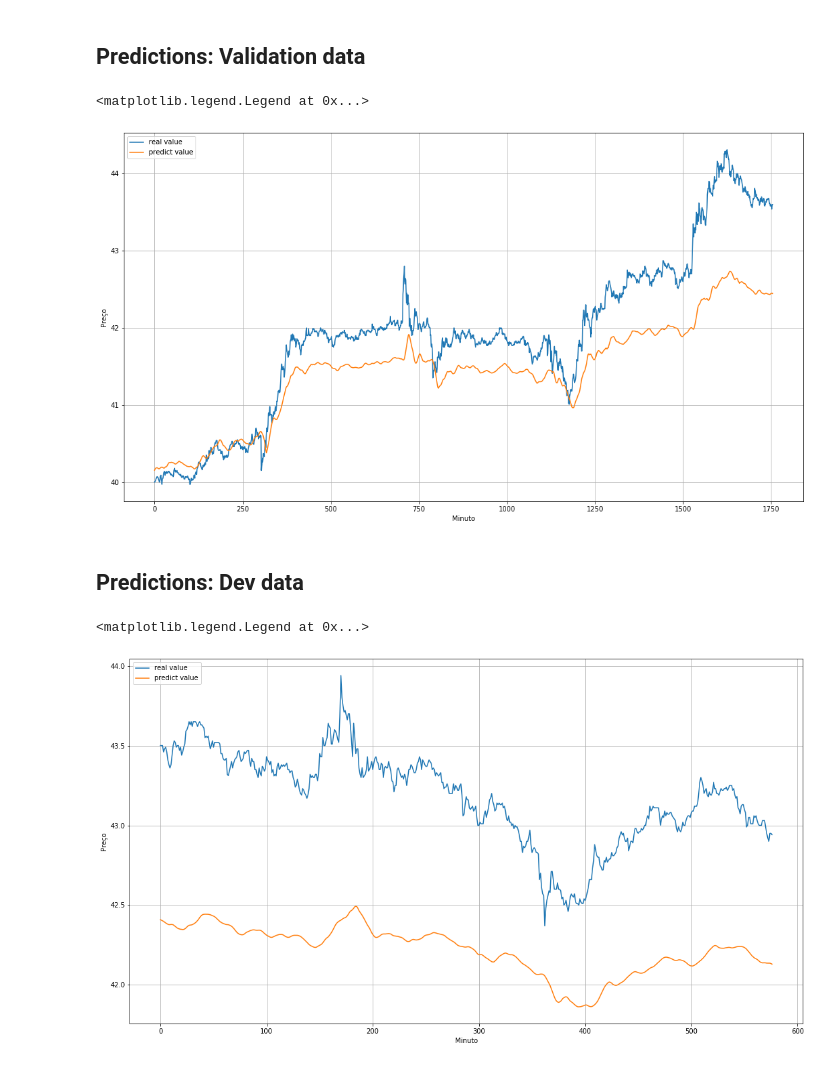
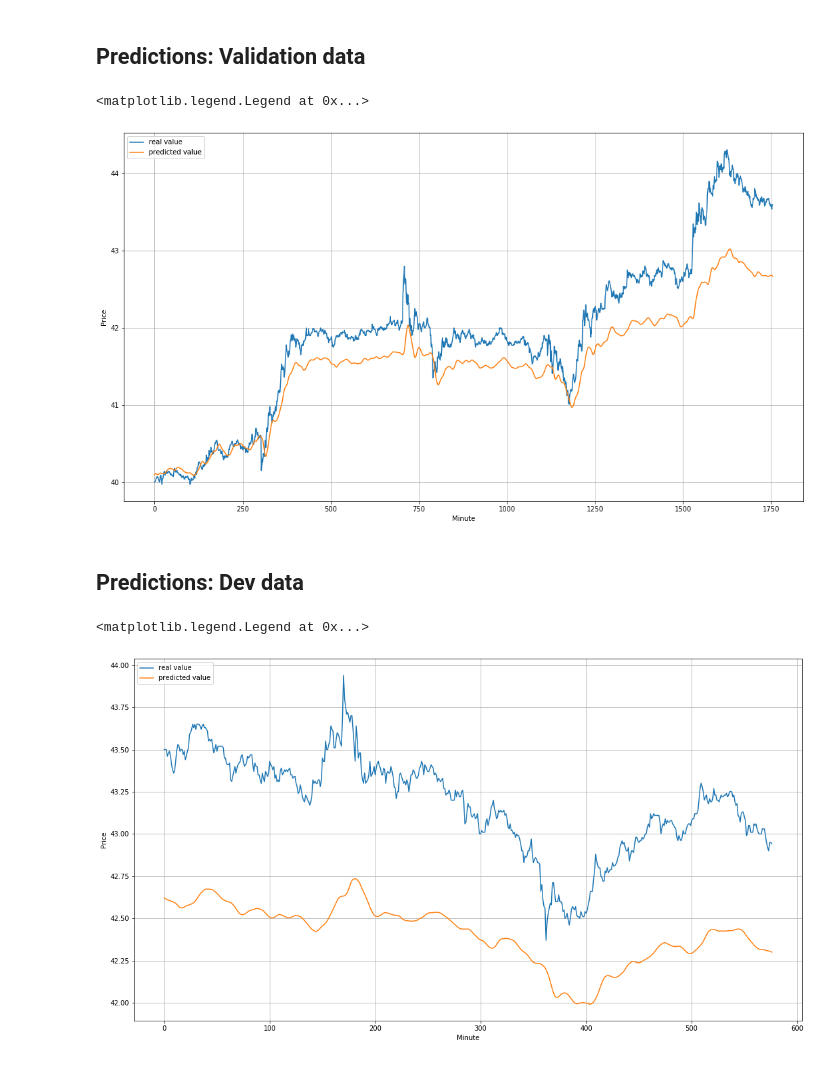
Before and after one commit to matheusbfernandes/stock-market-prediction, a Jupyter notebook: model/magazine_model/cnn_lstm_magazine.ipynb, the cells around one changed output. Saved outputs shown, nothing was run; the diff lists cells and outputs as text; code cells hidden in the pictures.

Commit message:
improving magazine model.

```diff
--- a/model/magazine_model/cnn_lstm_magazine.ipynb
+++ b/model/magazine_model/cnn_lstm_magazine.ipynb
@@ -25,8 +25,8 @@ def split_dataset(dataset):
 
 def plot_series(time, series, lab, form='-', start=0, end=None):
     plt.plot(time[start:end], series[start:end], form, label=lab)
-    plt.xlabel("Minuto")
-    plt.ylabel("Preço")
+    plt.xlabel("Minute")
+    plt.ylabel("Price")
     plt.grid(True)
 
 def tf_dataset(series_x, series_y, batch_size, shuffle_buffer, shuffle=True):
@@ -46,6 +46,15 @@ def create_window_dataset(ds, lb, window_size):
         labels.append(lb[i - 1])
 
     return np.array(windowed_dataset), np.array(labels)
+
+def get_metrics_result(metrics, true_labels, predicted_labels):
+    metrics_result = []
+    for metric in metrics:
+        metric.reset_states()
+        metric.update_state(true_labels, predicted_labels)
+        metrics_result.append(metric.result().numpy())
+
+    return metrics_result
 # %%
 data = pd.read_csv(FILE_NAME, sep=',')
 data = data[['open', 'high', 'low', 'close', 'dollar_close', 'volume', 'close']]
@@ -148,11 +154,11 @@ model = tf.keras.models.Sequential([
     tf.keras.layers.Conv1D(filters=32, kernel_size=3, strides=1, padding="causal", activation="relu"),
     tf.keras.layers.MaxPooling1D(pool_size=2, strides=1, padding="valid"),
     tf.keras.layers.LSTM(192, return_sequences=True),
-    tf.keras.layers.LSTM(128, return_sequences=True),
+    tf.keras.layers.LSTM(256, return_sequences=True),
     tf.keras.layers.Flatten(),
-    tf.keras.layers.Dense(64, activation="relu"),
+    tf.keras.layers.Dense(128, activation="relu"),
     tf.keras.layers.Dropout(0.2),
-    tf.keras.layers.Dense(16, activation="relu"),
+    tf.keras.layers.Dense(32, activation="relu"),
     tf.keras.layers.Dropout(0.1),
     tf.keras.layers.Dense(1)
 ])
@@ -189,7 +195,7 @@ _________________________________________________________________
 # %%
 class StopCallback(tf.keras.callbacks.Callback):
     def on_epoch_end(self, epoch, logs={}):
-        if logs.get('loss') < 0.28 and logs.get('val_loss') < 0.165:
+        if logs.get('loss') < 0.5 and logs.get('val_loss') < 0.3:
             print("\nReached the desired validation error so cancelling training!")
             self.model.stop_training = True
 
@@ -199,10 +205,10 @@ log_dir = "logs\\" + datetime.datetime.now().strftime("%d-%m-%Y_%H%M%S")
 tensorboard_callback = tf.keras.callbacks.TensorBoard(log_dir=log_dir, histogram_freq=1)
 
 history = model.fit(train_set,
-                    epochs=1500,
+                    epochs=1000,
                     steps_per_epoch=TRAIN_STEP,
                     validation_data=cross_validation_set,
                     validation_steps=VALIDATION_STEP,
-                    verbose=1,
+                    verbose=0,
                     callbacks=[stop_callback, tensorboard_callback])
 # %% [output]
@@ -230,7 +220,7 @@ model.save_weights('weights/model_weights.ckpt')
 # %% [markdown]
 ## Load model weights
 # %%
-model.load_weights('weights/model_weights.ckpt')
+model.load_weights('weights/magazine_model_weights.ckpt')
 # %% [output]
 <tensorflow.python.training.tracking.util.CheckpointLoadStatus at 0x...>
 # %% [markdown]
@@ -268,18 +282,18 @@ plt.legend(loc='upper left')
 # %%
 plt.figure(figsize=(18, 10))
 plot_series(np.arange(labels_validation.shape[0]), labels_validation, "real value")
-plot_series(np.arange(labels_validation.shape[0]), forecast_validation[:,0], "predict value")
+plot_series(np.arange(labels_validation.shape[0]), forecast_validation[:,0], "predicted value")
 plt.legend(loc='upper left')
 # %% [output]
 <matplotlib.legend.Legend at 0x...>
-[figure, old version]
+[figure, new version]
 # %% [markdown]
 ## Predictions: Dev data
 # %%
 plt.figure(figsize=(18, 10))
 plot_series(np.arange(labels_dev.shape[0]), labels_dev, "real value")
-plot_series(np.arange(labels_dev.shape[0]), forecast_dev[:,0], "predict value")
+plot_series(np.arange(labels_dev.shape[0]), forecast_dev[:,0], "predicted value")
 plt.legend(loc='upper left')
 # %% [output]
 <matplotlib.legend.Legend at 0x...>
-[figure, old version]
+[figure, new version]
```
Also changed, not shown: parts of 10 cells of this notebook, 15 other files.
